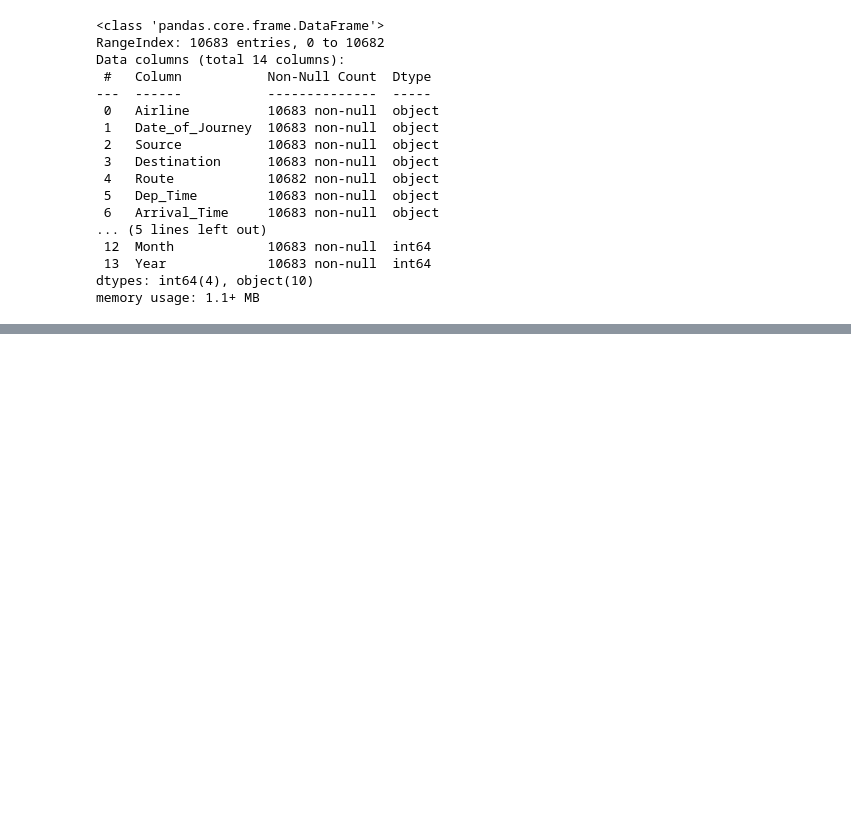
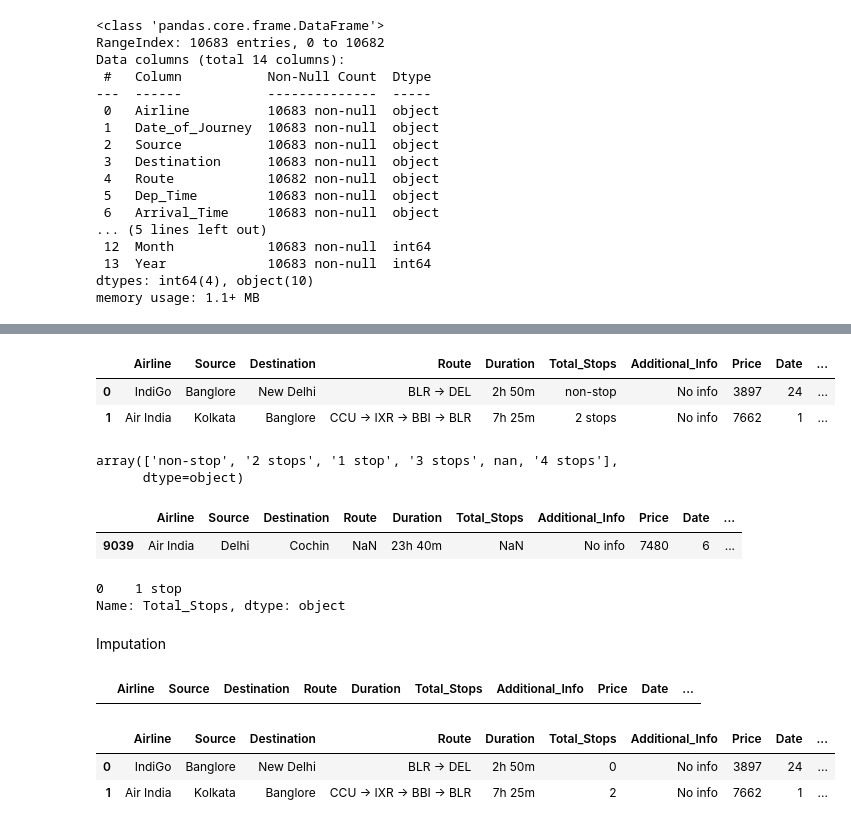
Before and after one commit to Vipul111196/EDA_Flight_price, a Jupyter notebook: Flight_Price.ipynb, the cells around one changed output, grey strips where cells are left out. Drawn from its saved outputs; the diff is of its cells as text; code cells hidden in the pictures; blank space fills up the shorter version.

```diff
--- a/Flight_Price.ipynb
+++ b/Flight_Price.ipynb
@@ -133,0 +156,6 @@ df.head()
+# %%
+df['Departure_hour']=df['Dep_Time'].str.split(':').str[0]
+df['Departure_min']=df['Dep_Time'].str.split(':').str[1]
+# %%
+df['Departure_hour']=df['Departure_hour'].astype(int)
+df['Departure_min']=df['Departure_min'].astype(int)
@@ -133,0 +182,25 @@ df.head()
+# %%
+df.drop('Dep_Time',axis=1,inplace=True)
+# %%
+df.head(2)
+# %% [output]
+|  | Airline | Source | Destination | Route | Duration | Total_Stops | Additional_Info | Price | Date | ... |
+| 0 | IndiGo | Banglore | New Delhi | BLR → DEL | 2h 50m | non-stop | No info | 3897 | 24 | ... |
+| 1 | Air India | Kolkata | Banglore | CCU → IXR → BBI → BLR | 7h 25m | 2 stops | No info | 7662 | 1 | ... |
+# %%
+df['Total_Stops'].unique()
+# %% [output]
+array(['non-stop', '2 stops', '1 stop', '3 stops', nan, '4 stops'],
+      dtype=object)
+# %%
+df[df['Total_Stops'].isnull()]
+# %% [output]
+|  | Airline | Source | Destination | Route | Duration | Total_Stops | Additional_Info | Price | Date | ... |
+| 9039 | Air India | Delhi | Cochin | NaN | 23h 40m | NaN | No info | 7480 | 6 | ... |
+# %%
+df['Total_Stops'].mode()
+# %% [output]
+0    1 stop
+Name: Total_Stops, dtype: object
+# %% [markdown]
+Imputation
@@ -133,0 +209,10 @@ df.head()
+# %%
+df[df['Total_Stops'].isnull()]
+# %% [output]
+|  | Airline | Source | Destination | Route | Duration | Total_Stops | Additional_Info | Price | Date | ... |
+# %%
+df.head(2)
+# %% [output]
+|  | Airline | Source | Destination | Route | Duration | Total_Stops | Additional_Info | Price | Date | ... |
+| 0 | IndiGo | Banglore | New Delhi | BLR → DEL | 2h 50m | 0 | No info | 3897 | 24 | ... |
+| 1 | Air India | Kolkata | Banglore | CCU → IXR → BBI → BLR | 7h 25m | 2 | No info | 7662 | 1 | ... |
```
Also changed, not shown: parts of 8 cells of this notebook.
